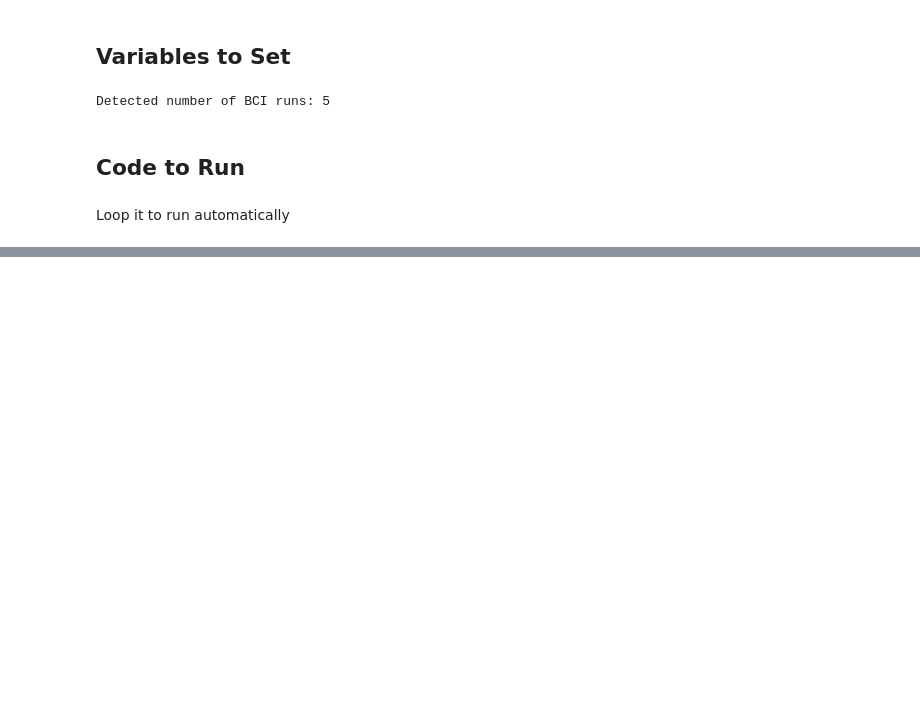
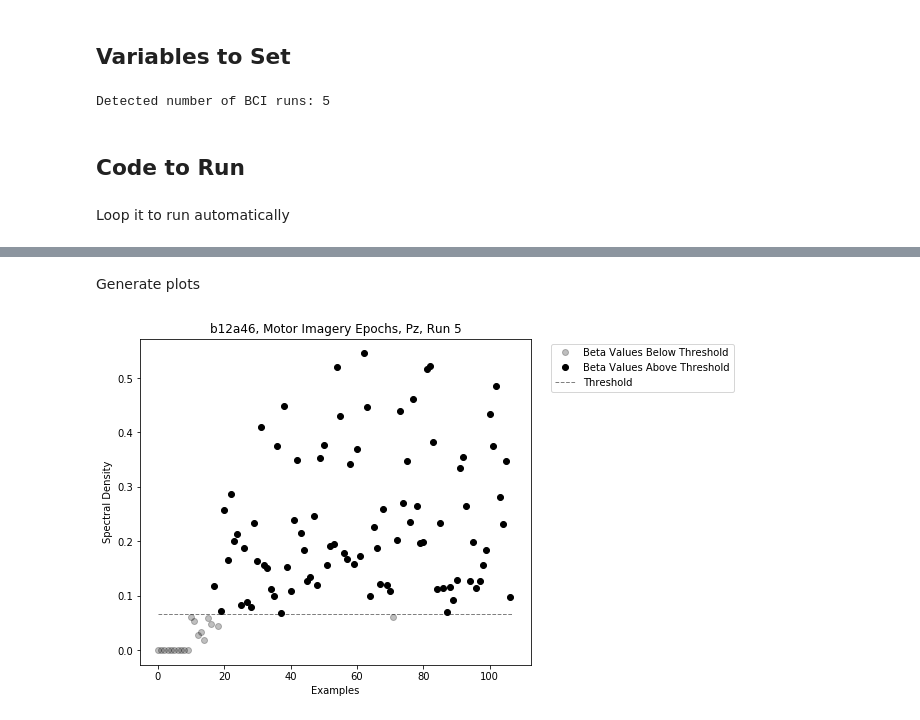
Before and after one commit to lpjiang97/EEG-CoAdaptation, a Jupyter notebook: Analysis/Adapt_MI_Decoder_Loop.ipynb, the cells around one changed output, grey strips where cells are left out. Cells and saved outputs as stored; diff of their text form; code cells hidden in the pictures; blank space fills up the shorter version.

Commit message:
Plot generation/saving is now automated

```diff
--- a/Analysis/Adapt_MI_Decoder_Loop.ipynb
+++ b/Analysis/Adapt_MI_Decoder_Loop.ipynb
@@ -451,7 +451,7 @@ def ConfidenceScoreExamples(X, y, EEGdata, epochs_norm, EEGdevice, fs, num_of_mo
             else:
                 TL.append(0)
 
-    return CS, TL, preds_MI, preds_error, preds_error_proba, epochs, features, clf_error
+    return CS, TL, preds_MI, preds_error, preds_error_proba, epochs, features, clf_error, beta_threshold, attention_beta
 # %%
 def RetrainDecoder(clf, CS, threshold, X_old, y_old, X_new, y_new, adaptationType):
     """
@@ -802,0 +780,2 @@ Confusion Matrix for Error Classification (not MI)
+# %%
+runOfInt = 5
@@ -802,0 +800,25 @@ Confusion Matrix for Error Classification (not MI)
+# %% [markdown]
+Generate plots
+# %%
+fig = plt.figure(figsize=(7,6))
+
+# Plot threshold
+plt.hlines(y=beta_threshold_all[runOfInt], xmin=0, xmax=len(attention_beta_all[runOfInt]['Pz']), linewidth=1, color='gray', linestyles='dashed')
+
+# Plot different color for those above threshold
+less_than_threshold = [i for i, val in enumerate(attention_beta_all[runOfInt]['Pz']) if val<=beta_threshold_all[runOfInt]]
+greater_than_threshold = [i for i, val in enumerate(attention_beta_all[runOfInt]['Pz']) if val>beta_threshold_all[runOfInt]]
+
+plt.plot(less_than_threshold, np.asarray(attention_beta_all[runOfInt]['Pz'])[less_than_threshold], 'ko', alpha=0.25)
+plt.plot(greater_than_threshold, np.asarray(attention_beta_all[runOfInt]['Pz'])[greater_than_threshold], 'ko')
+
+plt.xlabel('Examples')
+plt.ylabel('Spectral Density')
+plt.title(subjID + ', Motor Imagery Epochs, Pz, Run ' + str(runOfInt))
+lgd = plt.legend(['Beta Values Below Threshold','Beta Values Above Threshold','Threshold'], bbox_to_anchor=(1.04,1), loc='upper left')
+plt.show()
+
+fig.savefig('Figures/' + subjID + '_Pz_beta_R' + str(runOfInt) + '.png',
+           bbox_extra_artists=(lgd,), bbox_inches='tight')
+# %% [output]
+[figure, added]
```
Also changed, not shown: parts of 6 cells of this notebook, 17 other files.
